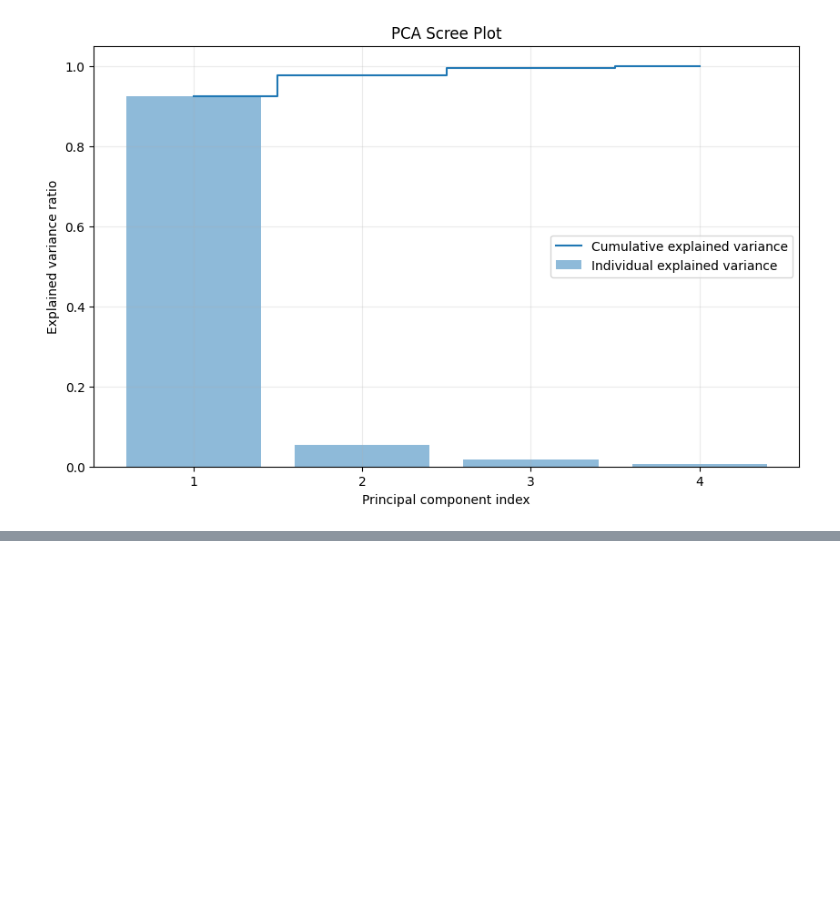
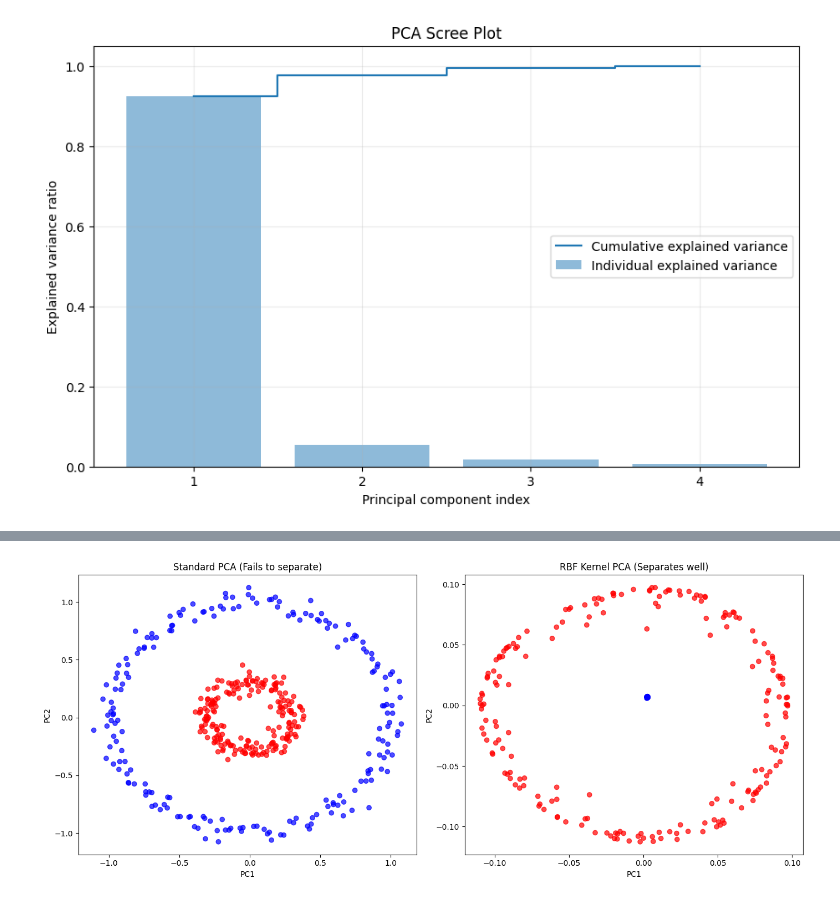
Before and after one commit to thompgt/ML-Under-The-Hood, a Jupyter notebook: notebooks/09_Principal_Component_Analysis.ipynb, the cells around one changed output, grey strips where cells are left out. Drawn from its saved outputs; the diff is of its cells as text; code cells hidden in the pictures; blank space fills up the shorter version.

```diff
--- a/notebooks/09_Principal_Component_Analysis.ipynb
+++ b/notebooks/09_Principal_Component_Analysis.ipynb
@@ -140,0 +144,61 @@ plt.show()
+# %%
+
+from sklearn.datasets import make_circles
+from scipy.spatial.distance import pdist, squareform
+from scipy.linalg import eigh
+
+def rbf_kernel_pca(X, gamma, n_components):
+    # 1. Calculate pairwise squared Euclidean distances
+    sq_dists = pdist(X, 'sqeuclidean')
+    mat_sq_dists = squareform(sq_dists)
+
+    # 2. Compute the symmetric kernel matrix
+    K = np.exp(-gamma * mat_sq_dists)
+
+    # 3. Center the kernel matrix
+    N = K.shape[0]
+    one_n = np.ones((N, N)) / N
+    K_centered = K - one_n.dot(K) - K.dot(one_n) + one_n.dot(K).dot(one_n)
+
+    # 4. Obtain eigenpairs from the centered kernel matrix
+    eigvals, eigenvecs = eigh(K_centered)
+
+    # Sort them in decreasing order
+    eigvals = eigvals[::-1]
+    eigenvecs = eigenvecs[:, ::-1]
+
+    # 5. Project the data
+    X_pc = eigenvecs[:, :n_components]
+
+    return X_pc
+
+# Generate non-linear data
+X_circles, y_circles = make_circles(n_samples=400, factor=0.3, noise=0.05, random_state=42)
+
+# Apply standard PCA (will fail to separate)
+# Assuming a standard PCA class exists or just using sklearn for baseline comparison
+from sklearn.decomposition import PCA
+pca_standard = PCA(n_components=2)
+X_std_pca = pca_standard.fit_transform(X_circles)
+
+# Apply Kernel PCA
+X_kpca = rbf_kernel_pca(X_circles, gamma=15, n_components=2)
+
+plt.figure(figsize=(14, 6))
+
+plt.subplot(1, 2, 1)
+plt.scatter(X_std_pca[:, 0], X_std_pca[:, 1], c=y_circles, cmap='bwr', alpha=0.7)
+plt.title("Standard PCA (Fails to separate)")
+plt.xlabel("PC1")
+plt.ylabel("PC2")
+
+plt.subplot(1, 2, 2)
+plt.scatter(X_kpca[:, 0], X_kpca[:, 1], c=y_circles, cmap='bwr', alpha=0.7)
+plt.title("RBF Kernel PCA (Separates well)")
+plt.xlabel("PC1")
+plt.ylabel("PC2")
+
+plt.tight_layout()
+plt.show()
+# %% [output]
+[figure, added]
```
Also changed, not shown: parts of 1 cell of this notebook, 2 other files.
